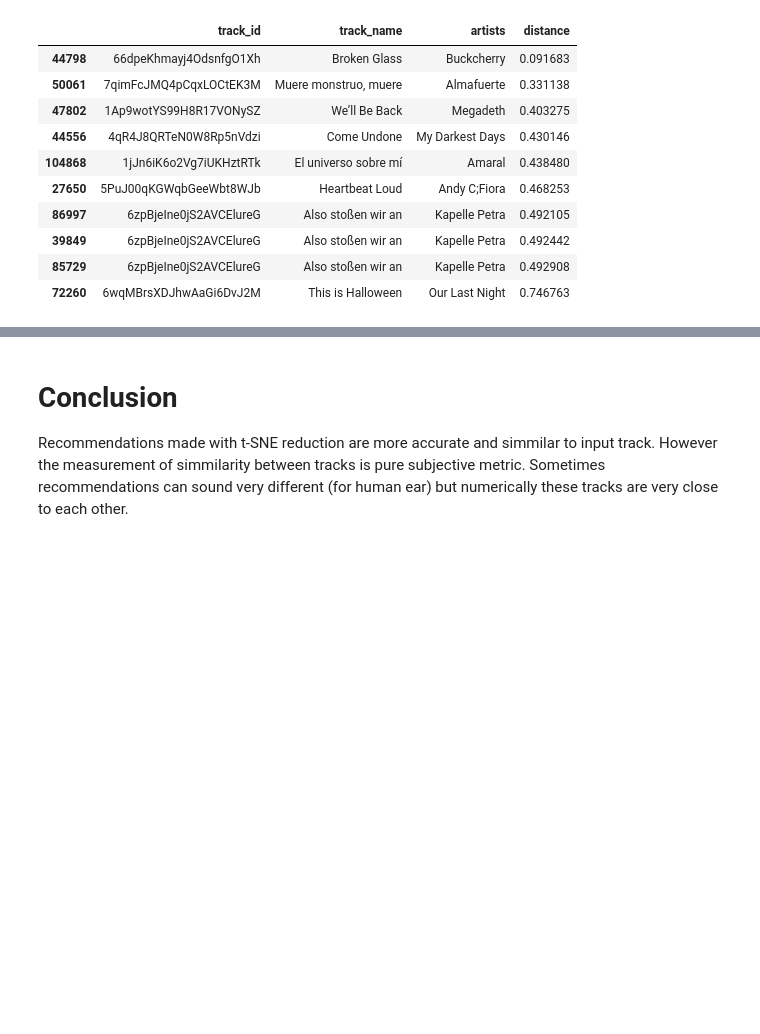
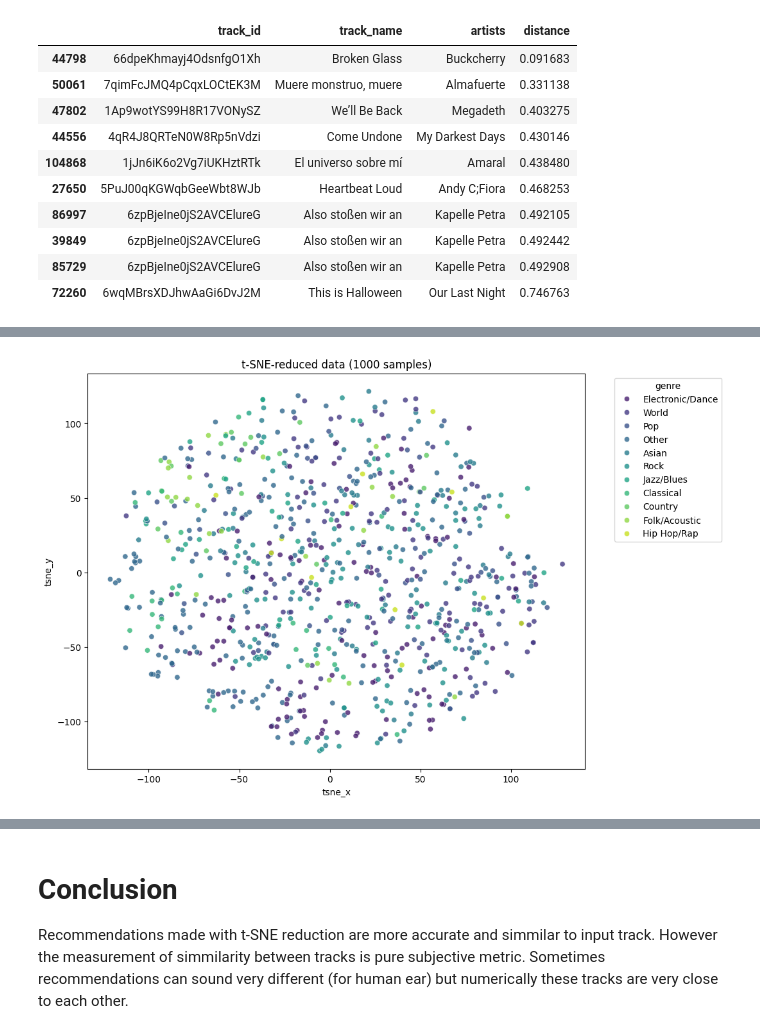
Before and after one commit to ronv3/spotify-song-recommendations, a Jupyter notebook: song_recommendation_system.ipynb, the cells around one changed output, grey strips where cells are left out. Saved outputs shown, nothing was run; the diff lists cells and outputs as text; code cells hidden in the pictures; blank space fills up the shorter version.

```diff
--- a/song_recommendation_system.ipynb
+++ b/song_recommendation_system.ipynb
@@ -209,0 +241,8 @@ plt.show()
+# %%
+plt.figure(figsize=(10, 8))
+scatter = sns.scatterplot(x='tsne_x', y='tsne_y', hue='broad_genre', data=samples, palette='viridis', alpha=0.8)
+scatter.set_title(f't-SNE-reduced data ({n} samples)')
+plt.legend(title='genre', bbox_to_anchor=(1.05, 1), loc='upper left')
+plt.show()
+# %% [output]
+[figure, added]
```
Also changed, not shown: parts of 8 cells of this notebook.
